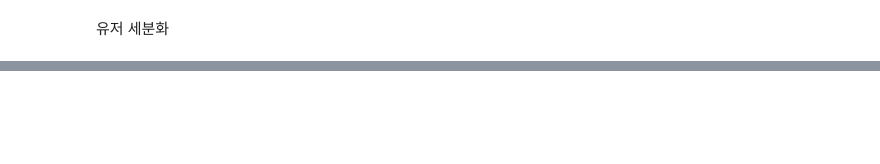
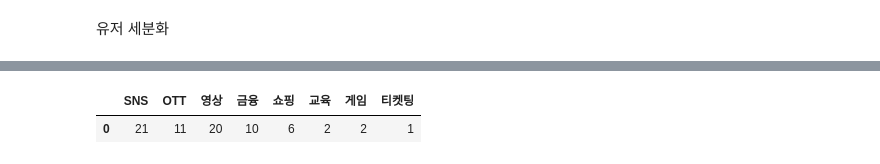
Before and after one commit to hachaeone/kamelo_survey_analysis, a Jupyter notebook: kamelo.ipynb, the cells around one changed output, grey strips where cells are left out. Saved outputs shown, nothing was run; the diff lists cells and outputs as text; code cells hidden in the pictures; blank space fills up the shorter version.

```diff
--- a/kamelo.ipynb
+++ b/kamelo.ipynb
@@ -97,4 +93,4 @@ heavy_user['4. 주로 사용하는 어플리케이션 종류는 무엇인가요?
 # %%
-heavy_app_freq=app_freq(heavy_user['4. 주로 사용하는 어플리케이션 종류는 무엇인가요?(복수선택 가능)'])
-medium_app_freq=app_freq(medium_user['4. 주로 사용하는 어플리케이션 종류는 무엇인가요?(복수선택 가능)'])
-light_app_freq=app_freq(light_user['4. 주로 사용하는 어플리케이션 종류는 무엇인가요?(복수선택 가능)'])
+heavy_user_app=app_freq(heavy_user['4. 주로 사용하는 어플리케이션 종류는 무엇인가요?(복수선택 가능)'])
+medium_user_app=app_freq(medium_user['4. 주로 사용하는 어플리케이션 종류는 무엇인가요?(복수선택 가능)'])
+light_user_app=app_freq(light_user['4. 주로 사용하는 어플리케이션 종류는 무엇인가요?(복수선택 가능)'])
@@ -101,2 +117,22 @@ light_app_freq=app_freq(light_user['4. 주로 사용하는 어플리케이션
+# %%
+def user_app_freq(freq_list):
+    freq_dict={}
+    for freq_item in freq_list:
+        if freq_dict.get(freq_item):
+            freq_dict[freq_item]+=1
+        else:
+            freq_dict[freq_item]=1
+    freq_df= pd.DataFrame(freq_dict, index = [0])
+    return freq_df
+# %%
+heavy_df=user_app_freq(heavy_app_freq)
+medium_df=user_app_freq(medium_app_freq)
+light_df=user_app_freq(light_app_freq)
+# %%
+heavy_df
+#SNS, 영상 비중 압도적으로 높음 → sns와의 연계성 증대해야 함 다시 방증
+# %% [output]
+|  | SNS | OTT | 영상 | 금융 | 쇼핑 | 교육 | 게임 | 티켓팅 |
+| 0 | 21 | 11 | 20 | 10 | 6 | 2 | 2 | 1 |
 # %%
 heavy_user['5. 선택한 어플리케이션의 사용시간은 어느 정도인가요?'].value_counts()
```
Also changed, not shown: parts of 15 cells of this notebook.
